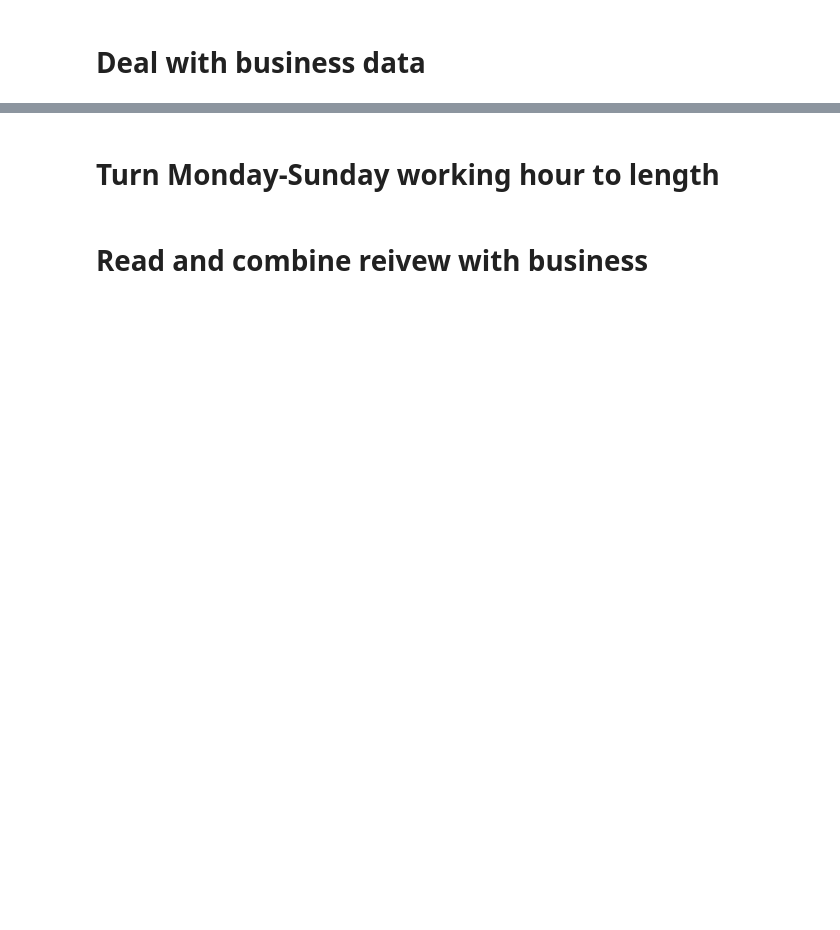
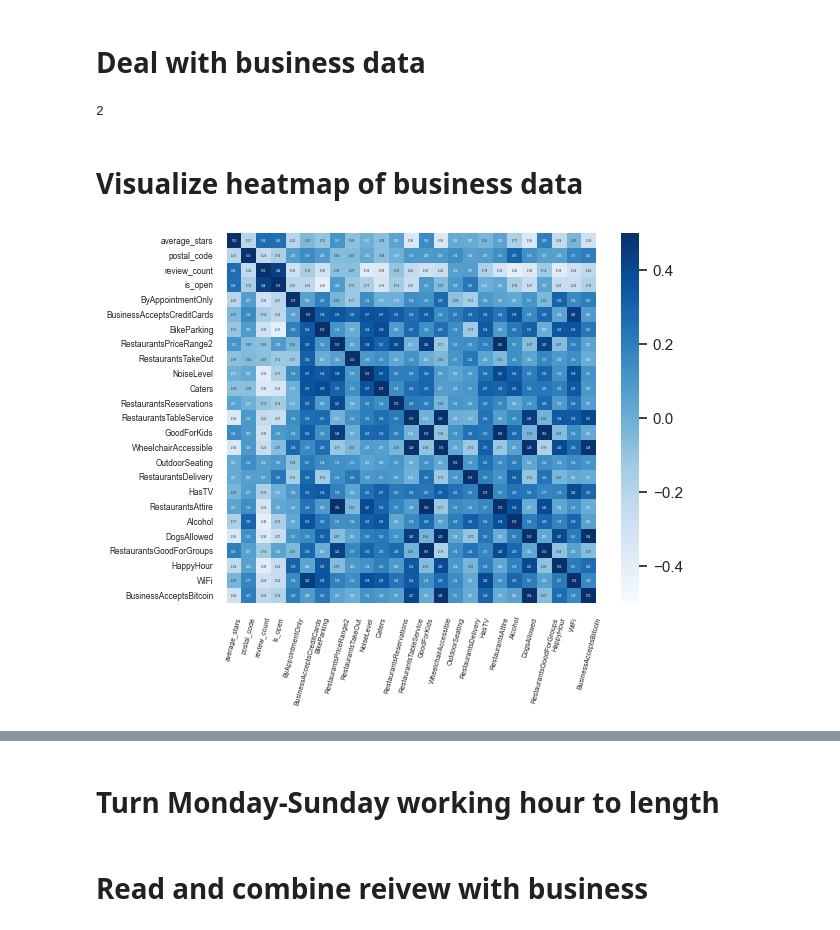
Before and after one commit to shunyihuang1997/Stats-628-Module-3, a Jupyter notebook: Code/Data Cleaning.ipynb, the cells around one changed output, grey strips where cells are left out. Saved outputs shown, nothing was run; the diff lists cells and outputs as text; code cells hidden in the pictures; blank space fills up the shorter version.

Commit message:
Updated some code in data cleaninga nd NLP; also added heatmap pictures to the Pics folder

```diff
--- a/Code/Data Cleaning.ipynb
+++ b/Code/Data Cleaning.ipynb
@@ -144,3 +146,18 @@ for i in range(len(CA_Asian_food)):
     except: continue
 
 CA_Asian_food = CA_Asian_food[~CA_Asian_food['business_id'].isin(non_restuarant_id)].reset_index(drop = True)
+# %%
+boba_tea_list = ['Bubble Tea','Boba tea']
+boba_tea_business_id = []
+for i in range(len(CA_Asian_food)):
+    cur_cat = CA_Asian_food.loc[i,'categories']
+    try:
+        if any(item in cur_cat for item in boba_tea_list):
+            boba_tea_business_id.append(CA_Asian_food.loc[i,'business_id'])
+    except: continue
+
+len(boba_tea_list)
+# %% [output]
+2
+# %% [markdown]
+# Visualize heatmap of business data
@@ -146,0 +190,27 @@ CA_Asian_food = CA_Asian_food[~CA_Asian_food['business_id'].isin(non_restuarant_
+# %%
+plt.xticks(fontsize = 10)
+plt.yticks(fontsize = 10)
+sns.set(font_scale=1)
+hm = sns.heatmap(temp_CA_Asian_food[[
+       'average_stars', 'postal_code',  'review_count',
+       'is_open', 'ByAppointmentOnly',
+       'BusinessAcceptsCreditCards', 'BikeParking', 'RestaurantsPriceRange2',
+       'RestaurantsTakeOut', 'NoiseLevel', 'Caters', 'RestaurantsReservations',
+       'RestaurantsTableService', 'GoodForKids', 'WheelchairAccessible',
+       'OutdoorSeating', 'RestaurantsDelivery', 'HasTV', 'RestaurantsAttire',
+       'Alcohol', 'DogsAllowed', 'RestaurantsGoodForGroups', 'HappyHour',
+       'WiFi', 'BusinessAcceptsBitcoin'
+]].corr(), cbar=True, vmin=-0.5, vmax=0.5,
+                 fmt='.2f', annot_kws={'fontsize': 2}, annot=True,
+                 square=True, cmap=plt.cm.Blues)
+
+# ax.set_xticks(temp_CA_Asian_food.columns)
+# ax.set_xticklabels(temp_CA_Asian_food.columns, rotation=90, fontsize=8)
+# ax.set_yticks(temp_CA_Asian_food.columns)
+# ax.set_yticklabels(temp_CA_Asian_food.index, rotation=360, fontsize=8)
+
+hm.set_yticklabels(hm.get_yticklabels(), fontsize = 6)
+hm.set_xticklabels(hm.get_xticklabels(), fontsize = 5, rotation = 75)
+plt.savefig('hm1.png',dpi = 600)
+# %% [output]
+[figure, added]
```
Also changed, not shown: parts of 5 cells of this notebook, 3 other files.
